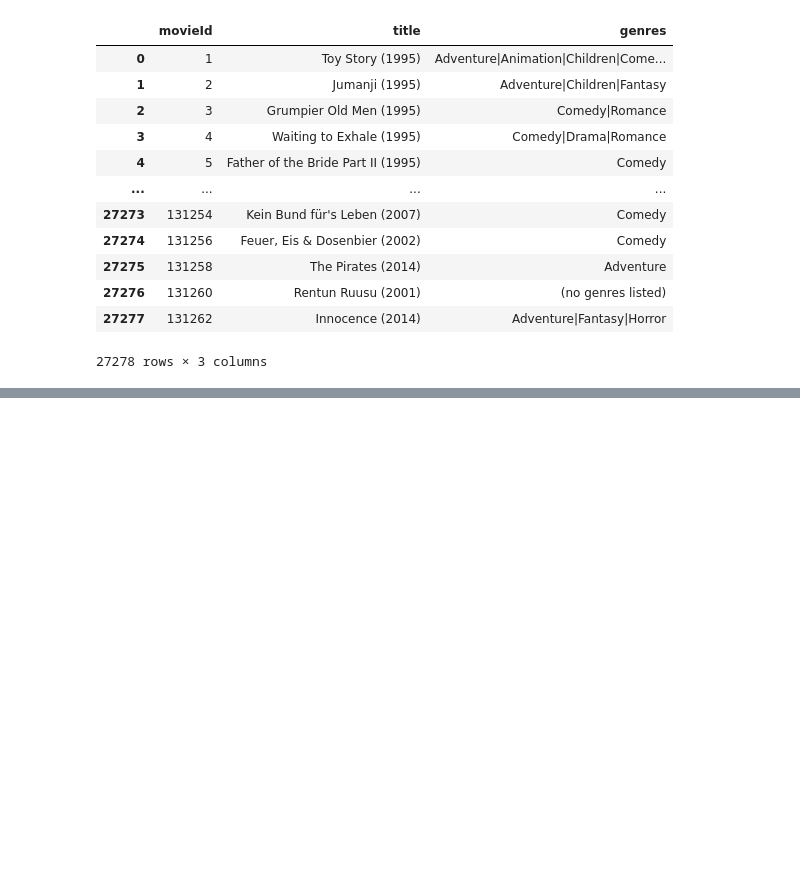
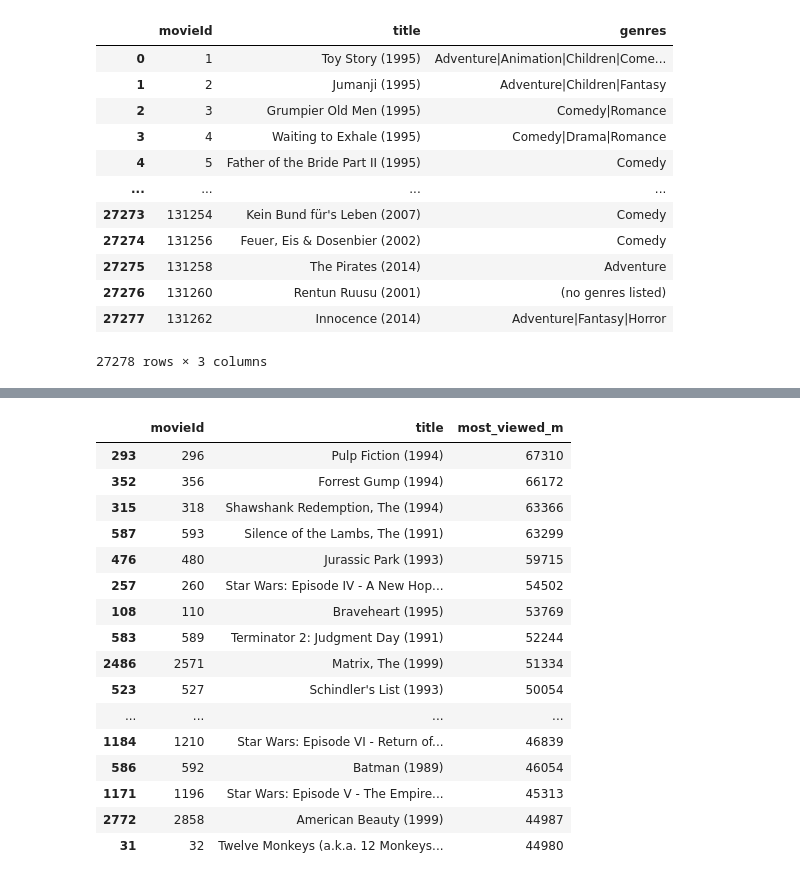
Before and after one commit to RaphaFang/movie-recommender, a Jupyter notebook: start.ipynb, the cells around one changed output, grey strips where cells are left out. Cells and saved outputs as stored; diff of their text form; code cells hidden in the pictures; blank space fills up the shorter version.

```diff
--- a/start.ipynb
+++ b/start.ipynb
@@ -160,0 +219,33 @@ movies
+# %%
+# 2.3 find out the most viewed movie
+
+rr = ratings_movies.groupby(["movieId", "title"]).size().reset_index(name="most_viewed_m").sort_values('most_viewed_m', ascending=False
+).head(20)
+rr
+
+# top_movies = (
+#     ratings_movies.groupby(["movieId", "title"])
+#     .size()
+#     .reset_index(name="rating_cnt")
+#     .sort_values("rating_cnt", ascending=False)
+#     .head(10)
+# )
+# ratings_movies
+# %% [output]
+|  | movieId | title | most_viewed_m |
+| 293 | 296 | Pulp Fiction (1994) | 67310 |
+| 352 | 356 | Forrest Gump (1994) | 66172 |
+| 315 | 318 | Shawshank Redemption, The (1994) | 63366 |
+| 587 | 593 | Silence of the Lambs, The (1991) | 63299 |
+| 476 | 480 | Jurassic Park (1993) | 59715 |
+| 257 | 260 | Star Wars: Episode IV - A New Hop... | 54502 |
+| 108 | 110 | Braveheart (1995) | 53769 |
+| 583 | 589 | Terminator 2: Judgment Day (1991) | 52244 |
+| 2486 | 2571 | Matrix, The (1999) | 51334 |
+| 523 | 527 | Schindler's List (1993) | 50054 |
+| ... | ... | ... | ... |
+| 1184 | 1210 | Star Wars: Episode VI - Return of... | 46839 |
+| 586 | 592 | Batman (1989) | 46054 |
+| 1171 | 1196 | Star Wars: Episode V - The Empire... | 45313 |
+| 2772 | 2858 | American Beauty (1999) | 44987 |
+| 31 | 32 | Twelve Monkeys (a.k.a. 12 Monkeys... | 44980 |
```
Also changed, not shown: parts of 4 cells of this notebook, 1 other file.
